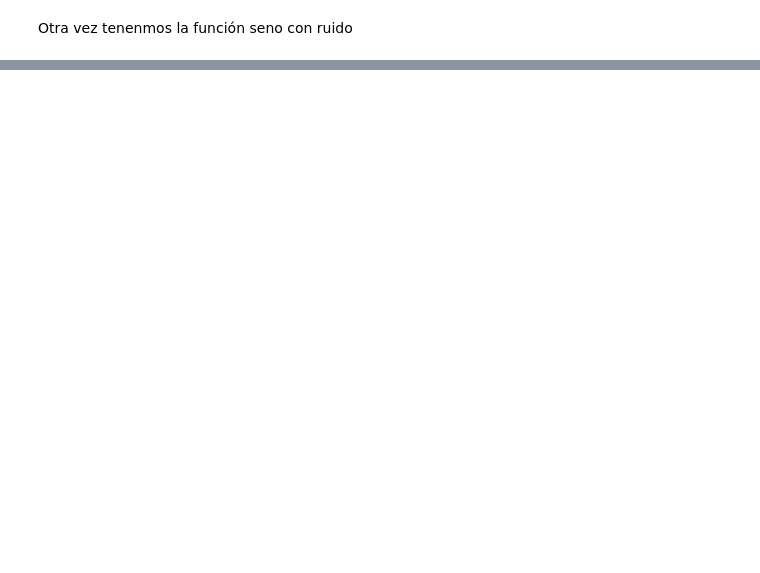
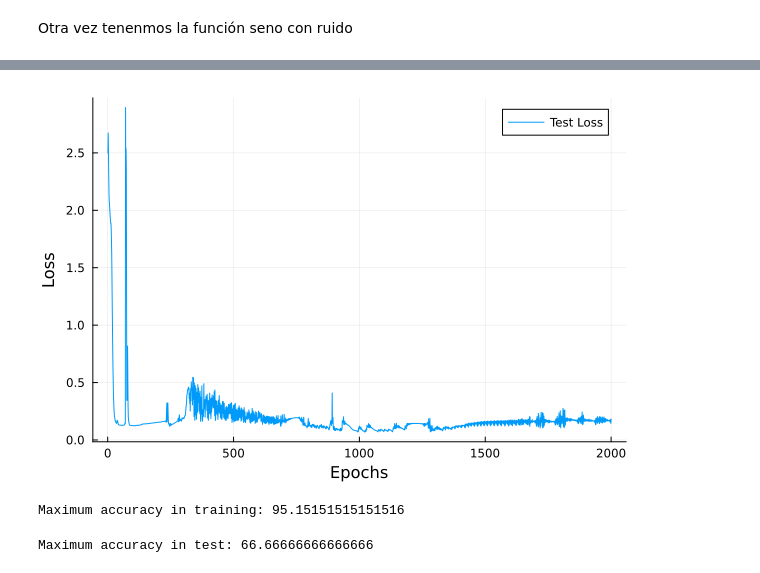
Before and after one commit to jp6879/TrackVersionsProgramsGit, a Jupyter notebook: MLTraining/1/1.2RNN.ipynb, the cells around one changed output, grey strips where cells are left out. Cells and saved outputs as stored; diff of their text form; code cells hidden in the pictures; blank space fills up the shorter version.

```diff
--- a/MLTraining/1/1.2RNN.ipynb
+++ b/MLTraining/1/1.2RNN.ipynb
@@ -121,0 +243,14 @@ Si nos fijamos la red predice los valores bien en un rango, pero necesita mucho
+# %%
+plot(lossRNN_test, label="Test Loss",xlabel="Epochs", ylabel = "Loss")
+# %% [output]
+[figure, added]
+# %%
+plot(accuracy_train, label="Training Accuracy", title="Accuracy",xlabel = "Epochs", ylabel = "Accuracy")
+println("Maximum accuracy in training: ", maximum(accuracy_train))
+# %% [output]
+Maximum accuracy in training: 95.15151515151516
+# %%
+plot(accuracy_test, label="Test Accuracy",xlabel = "Epochs", ylabel = "Accuracy") # Esto es un poco engañoso por que realmente son pocos puntos de testeo
+println("Maximum accuracy in test: ", maximum(accuracy_test))
+# %% [output]
+Maximum accuracy in test: 66.66666666666666
```
Also changed, not shown: parts of 28 cells of this notebook, 6 other files.
